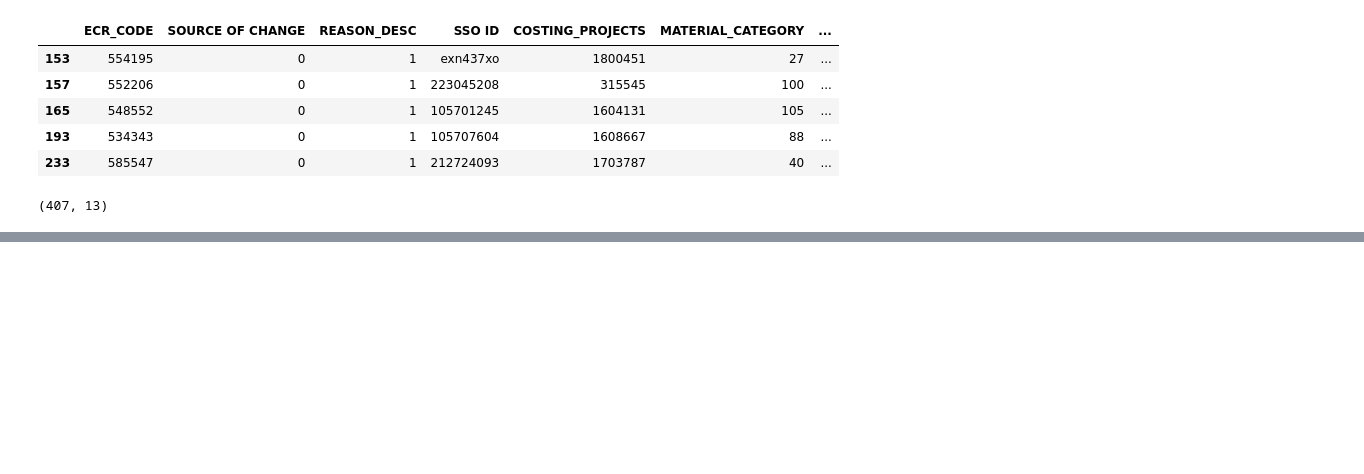
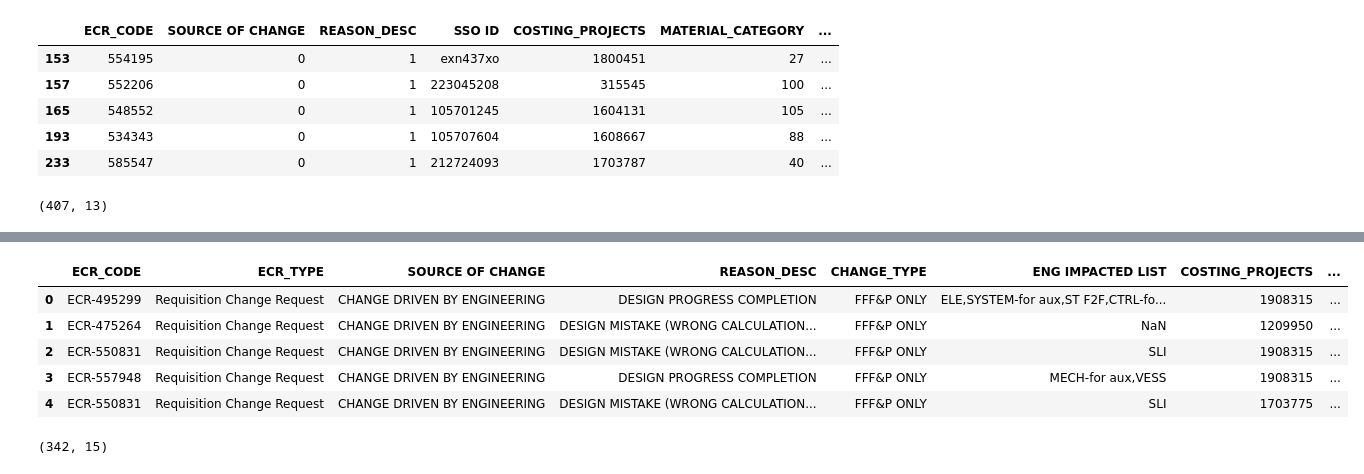
Before and after one commit to adnaksbhat/Colab_JupyterNotebooks, a Jupyter notebook: bh_ecn_ecr_play.ipynb, the cells around one changed output, grey strips where cells are left out. Drawn from its saved outputs; the diff is of its cells as text; code cells hidden in the pictures; blank space fills up the shorter version.

```diff
--- a/bh_ecn_ecr_play.ipynb
+++ b/bh_ecn_ecr_play.ipynb
@@ -1230,0 +1262,10 @@ deal with only GT division
+# %%
+df = df_og[['ECR_CODE', 'ECR_TYPE', 'SOURCE OF CHANGE', 'REASON_DESC', 'CHANGE_TYPE','ENG IMPACTED LIST','COSTING_PROJECTS','MATERIAL_CATEGORY','CHANGE_CATEGORY','CHANGE DESCRIPTION','IMPACTEDITEM', 'IMPACTED ITEM DESCRIPTION','FUNCTION','DIVISION','ORGANIZATION NAME']]
+df.head()
+# %% [output]
+|  | ECR_CODE | ECR_TYPE | SOURCE OF CHANGE | REASON_DESC | CHANGE_TYPE | ENG IMPACTED LIST | COSTING_PROJECTS | ... |
+| 0 | ECR-495299 | Requisition Change Request | CHANGE DRIVEN BY ENGINEERING | DESIGN PROGRESS COMPLETION | FFF&P ONLY | ELE,SYSTEM-for aux,ST F2F,CTRL-fo... | 1908315 | ... |
+| 1 | ECR-475264 | Requisition Change Request | CHANGE DRIVEN BY ENGINEERING | DESIGN MISTAKE (WRONG CALCULATION... | FFF&P ONLY | NaN | 1209950 | ... |
+| 2 | ECR-550831 | Requisition Change Request | CHANGE DRIVEN BY ENGINEERING | DESIGN MISTAKE (WRONG CALCULATION... | FFF&P ONLY | SLI | 1908315 | ... |
+| 3 | ECR-557948 | Requisition Change Request | CHANGE DRIVEN BY ENGINEERING | DESIGN PROGRESS COMPLETION | FFF&P ONLY | MECH-for aux,VESS | 1908315 | ... |
+| 4 | ECR-550831 | Requisition Change Request | CHANGE DRIVEN BY ENGINEERING | DESIGN MISTAKE (WRONG CALCULATION... | FFF&P ONLY | SLI | 1703775 | ... |
@@ -1230,0 +1274,4 @@ deal with only GT division
+# %%
+df.shape
+# %% [output]
+(342, 15)
```
Also changed, not shown: parts of 15 cells of this notebook.
